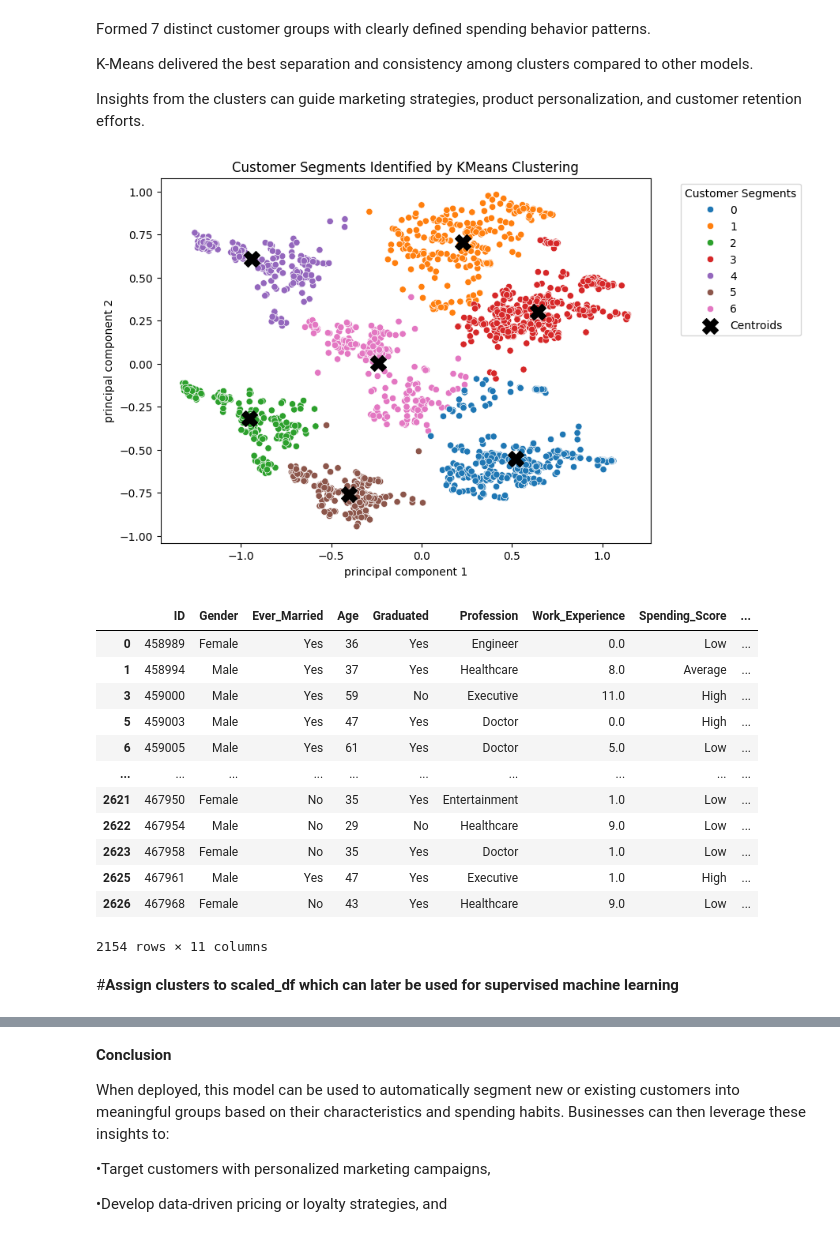
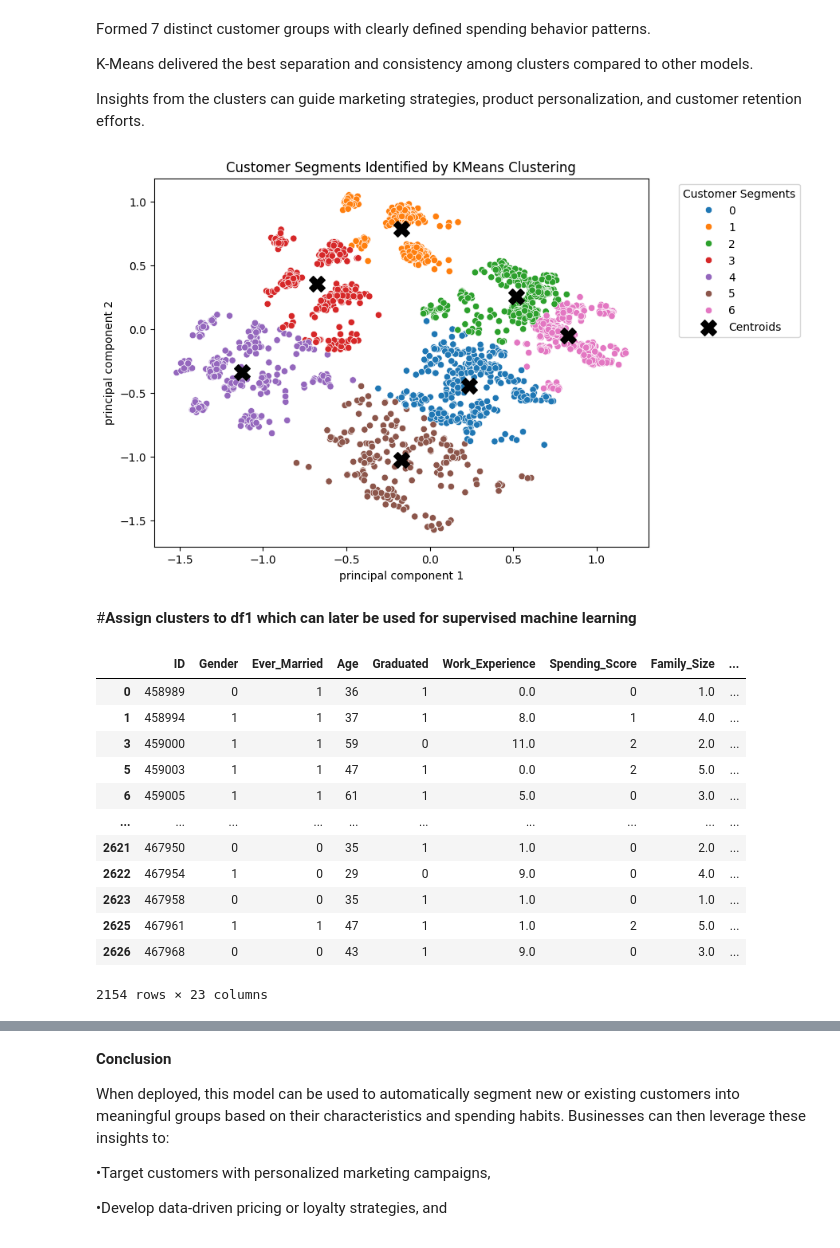
Before and after one commit to Love1117/Machine_learning-Projects, a Jupyter notebook: Machine_Learning Project/02_Unsupervised - Machine Learning/K-Means Clustering/Cluster customer spending habit(segmentation)/Customer_spending_habit1.ipynb, the cells around one changed output, grey strips where cells are left out. Drawn from its saved outputs; the diff is of its cells as text; code cells hidden in the pictures.

```diff
--- a/Machine_Learning Project/02_Unsupervised - Machine Learning/K-Means Clustering/Cluster customer spending habit(segmentation)/Customer_spending_habit1.ipynb
+++ b/Machine_Learning Project/02_Unsupervised - Machine Learning/K-Means Clustering/Cluster customer spending habit(segmentation)/Customer_spending_habit1.ipynb
@@ -69,14 +69,9 @@ df1.replace({"Yes":1, "No":0}, inplace=True)
 df1["Gender"] = df1["Gender"].map({"Female":0, "Male":1})
 df1["Spending_Score"] = df1["Spending_Score"].map({"Low":0, "Average":1, "High":2})
 
-#Freq encode
-freq = df1["Var_1"].value_counts().to_dict()
-#creating columns for my frequency encode features.
-df1["val_1 freq-encode"] = df1["Var_1"].map(freq)
 
 
 #onehotencoding
-df1 = pd.get_dummies(df1, drop_first=True, columns=["Profession"], dtype=int)
-df1 = df1.drop(columns=["ID","Var_1"])
+df1 = pd.get_dummies(df1, drop_first=True, columns=["Profession","Var_1"], dtype=int)
 df1.head()
 # %% [output]
@@ -227,23 +223,23 @@ plt.legend(title='Customer Segments', bbox_to_anchor=(1.05, 1), loc='upper left'
 plt.title("Customer Segments Identified by KMeans Clustering")
 plt.show()
 # %% [output]
-[figure, old version]
+[figure, new version]
+# %% [markdown]
+#**Assign clusters to df1 which can later be used for supervised machine learning**
 # %%
-df["cluster"] = Kmeans.fit_predict(pca_df)
-df
+df1["cluster"] = Kmeans.fit_predict(pca_df)
+df1
 # %% [output]
-|  | ID | Gender | Ever_Married | Age | Graduated | Profession | Work_Experience | Spending_Score | ... |
-| 0 | 458989 | Female | Yes | 36 | Yes | Engineer | 0.0 | Low | ... |
-| 1 | 458994 | Male | Yes | 37 | Yes | Healthcare | 8.0 | Average | ... |
-| 3 | 459000 | Male | Yes | 59 | No | Executive | 11.0 | High | ... |
-| 5 | 459003 | Male | Yes | 47 | Yes | Doctor | 0.0 | High | ... |
-| 6 | 459005 | Male | Yes | 61 | Yes | Doctor | 5.0 | Low | ... |
+|  | ID | Gender | Ever_Married | Age | Graduated | Work_Experience | Spending_Score | Family_Size | ... |
+| 0 | 458989 | 0 | 1 | 36 | 1 | 0.0 | 0 | 1.0 | ... |
+| 1 | 458994 | 1 | 1 | 37 | 1 | 8.0 | 1 | 4.0 | ... |
+| 3 | 459000 | 1 | 1 | 59 | 0 | 11.0 | 2 | 2.0 | ... |
+| 5 | 459003 | 1 | 1 | 47 | 1 | 0.0 | 2 | 5.0 | ... |
+| 6 | 459005 | 1 | 1 | 61 | 1 | 5.0 | 0 | 3.0 | ... |
 | ... | ... | ... | ... | ... | ... | ... | ... | ... | ... |
-| 2621 | 467950 | Female | No | 35 | Yes | Entertainment | 1.0 | Low | ... |
-| 2622 | 467954 | Male | No | 29 | No | Healthcare | 9.0 | Low | ... |
-| 2623 | 467958 | Female | No | 35 | Yes | Doctor | 1.0 | Low | ... |
-| 2625 | 467961 | Male | Yes | 47 | Yes | Executive | 1.0 | High | ... |
-| 2626 | 467968 | Female | No | 43 | Yes | Healthcare | 9.0 | Low | ... |
+| 2621 | 467950 | 0 | 0 | 35 | 1 | 1.0 | 0 | 2.0 | ... |
+| 2622 | 467954 | 1 | 0 | 29 | 0 | 9.0 | 0 | 4.0 | ... |
+| 2623 | 467958 | 0 | 0 | 35 | 1 | 1.0 | 0 | 1.0 | ... |
+| 2625 | 467961 | 1 | 1 | 47 | 1 | 1.0 | 2 | 5.0 | ... |
+| 2626 | 467968 | 0 | 0 | 43 | 1 | 9.0 | 0 | 3.0 | ... |
-2154 rows × 11 columns
+2154 rows × 23 columns
-# %% [markdown]
-#**Assign clusters to scaled_df which can later be used for supervised machine learning**
```
Also changed, not shown: parts of 7 cells of this notebook.
